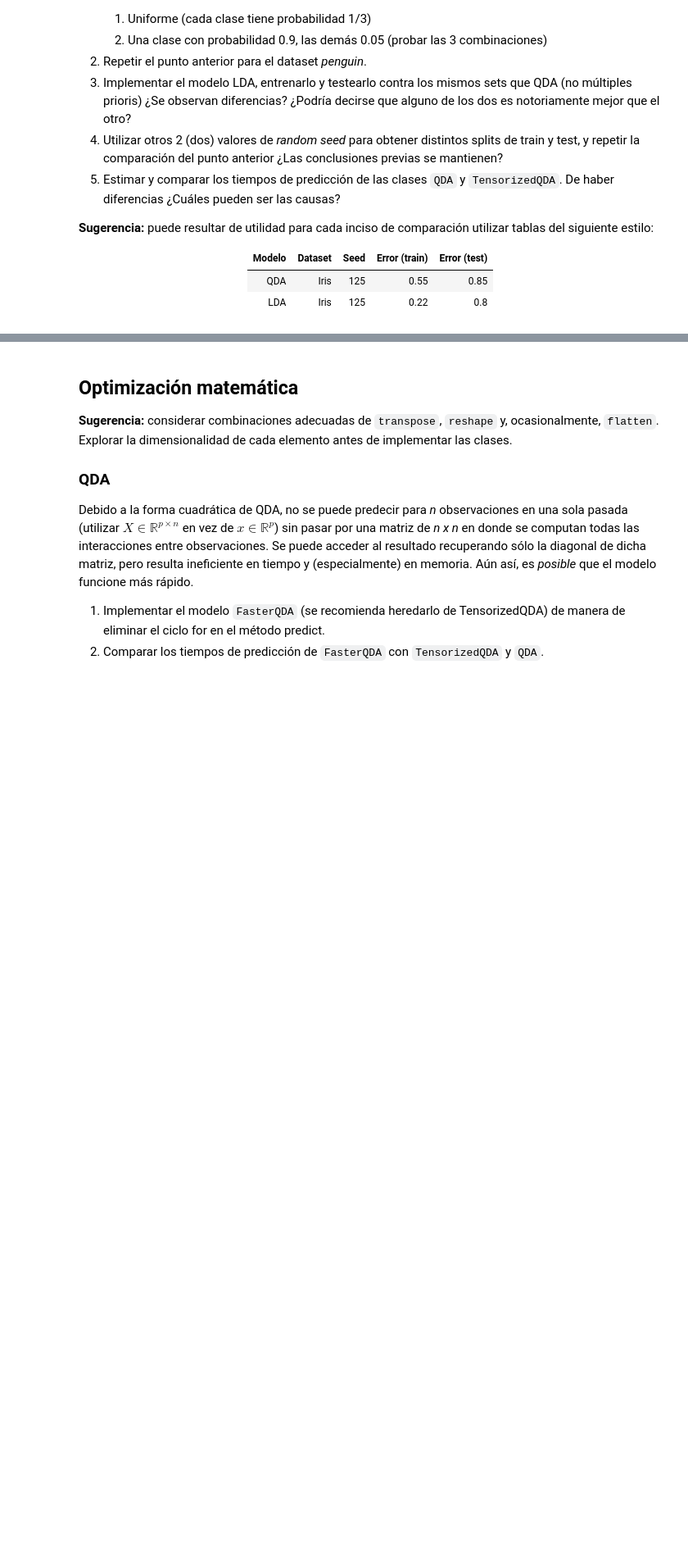
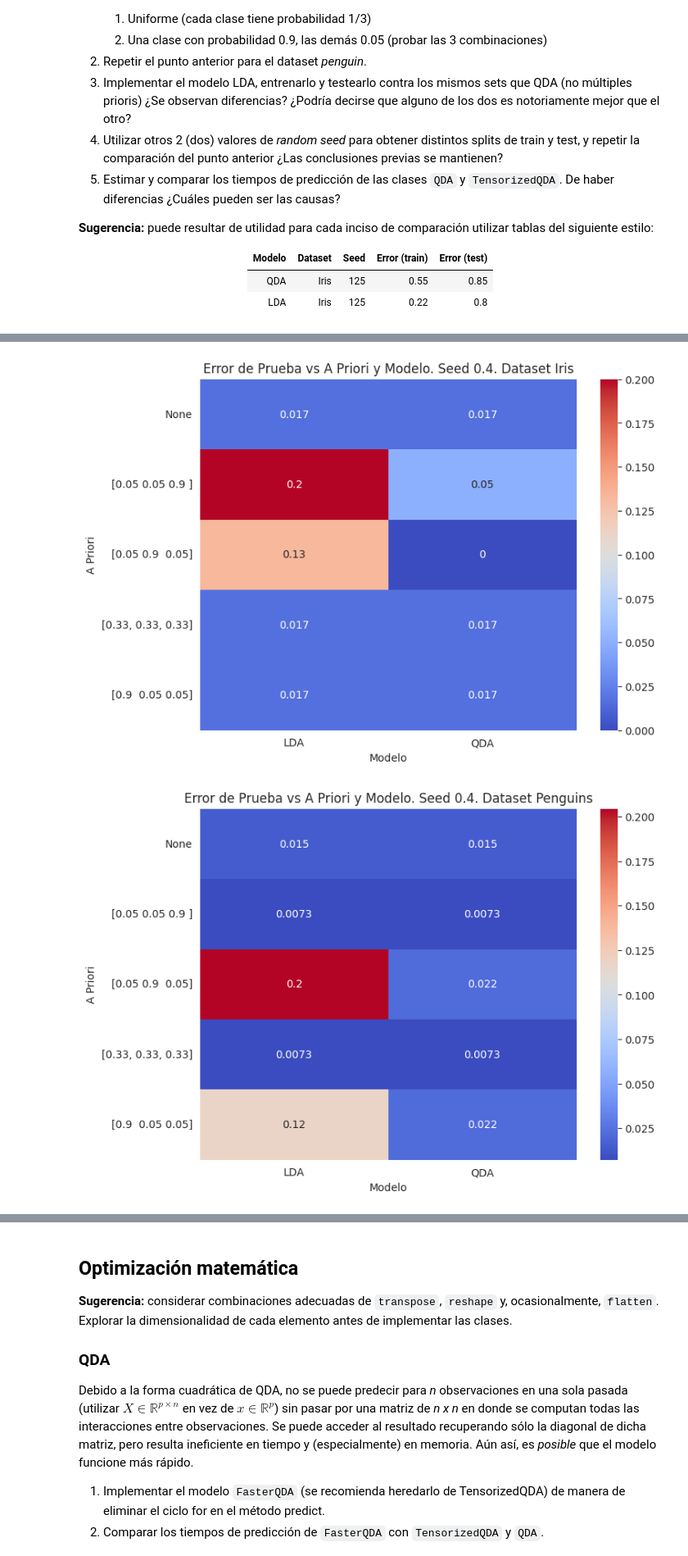
Before and after one commit to LeoCenturion/ceia-analisis-matematico, a Jupyter notebook: AMIA_2024_TP_final_LDA_QDA.ipynb, the cells around one changed output, grey strips where cells are left out. Shown at 82% size. Cells and saved outputs as stored; diff of their text form; code cells hidden in the pictures; blank space fills up the shorter version.

```diff
--- a/AMIA_2024_TP_final_LDA_QDA.ipynb
+++ b/AMIA_2024_TP_final_LDA_QDA.ipynb
@@ -568,0 +518,30 @@ plt.show()
+# %%
+# Convertir los valores de A Priori a cadena para el heatmap
+model_runs_result['A Priori'] = model_runs_result['A Priori'].astype(str)
+
+# Crear la matriz pivote para el heatmap
+seed = 0.4
+results_penguins_04 = model_runs_result[(model_runs_result['Seed'] == seed) & (model_runs_result['Dataset'] == 'get_iris_dataset')]
+
+heatmap_data = results_penguins_04.pivot_table(values='Error(test)', index='A Priori', columns='Modelo')
+
+plt.figure(figsize=(8, 6))
+sns.heatmap(heatmap_data, annot=True, cmap='coolwarm')
+plt.title('Error de Prueba vs A Priori y Modelo. Seed 0.4. Dataset Iris')
+plt.show()
+
+# Convertir los valores de A Priori a cadena para el heatmap
+model_runs_result['A Priori'] = model_runs_result['A Priori'].astype(str)
+
+# Crear la matriz pivote para el heatmap
+results_penguins_04 = model_runs_result[(model_runs_result['Seed'] == seed) & (model_runs_result['Dataset'] == 'get_penguins')]
+
+heatmap_data = results_penguins_04.pivot_table(values='Error(test)', index='A Priori', columns='Modelo')
+
+plt.figure(figsize=(8, 6))
+sns.heatmap(heatmap_data, annot=True, cmap='coolwarm')
+plt.title('Error de Prueba vs A Priori y Modelo. Seed 0.4. Dataset Penguins')
+plt.show()
+# %% [output]
+[figure, added]
+[figure, added]
```
Also changed, not shown: parts of 26 cells of this notebook, 1 other file.
